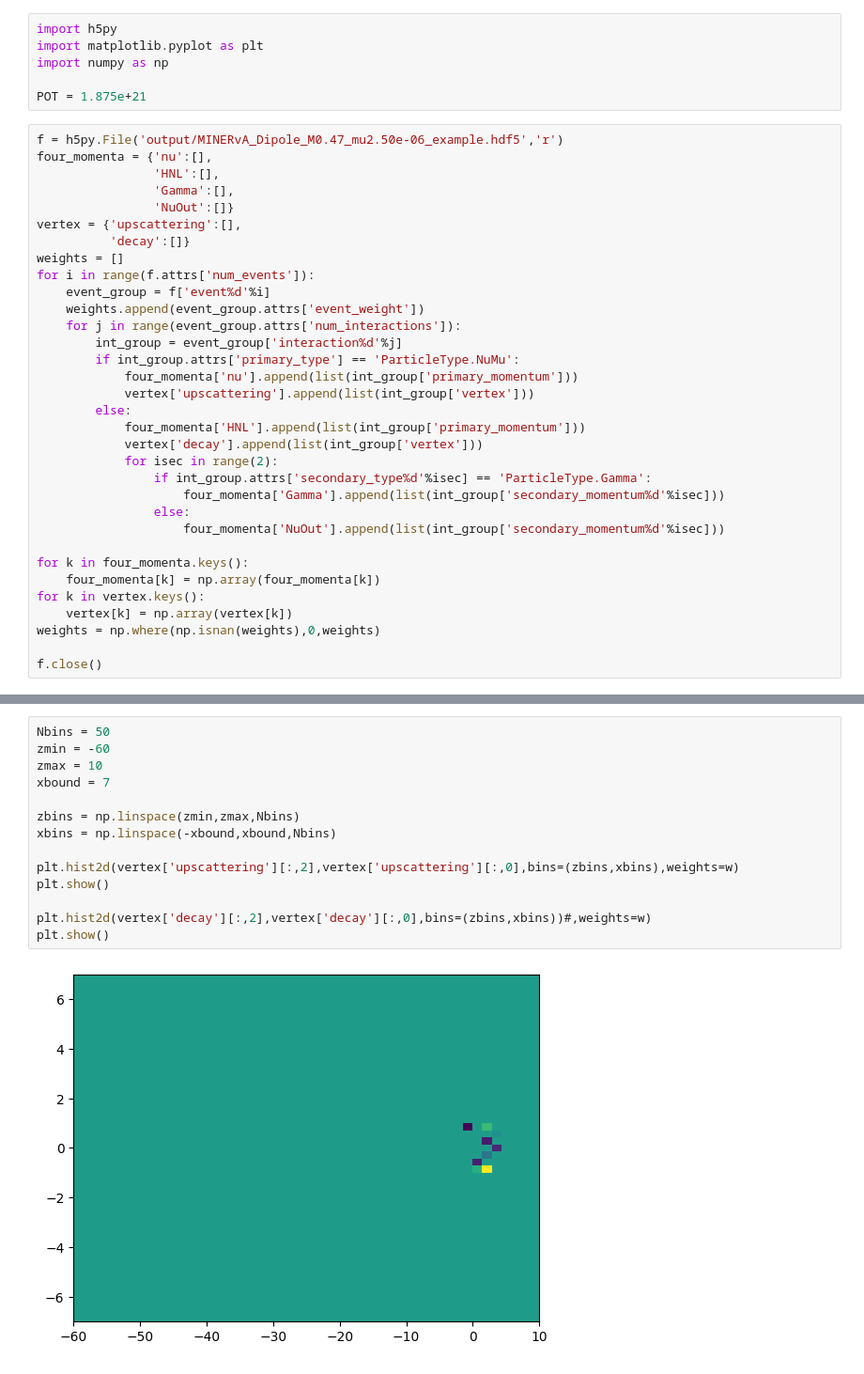
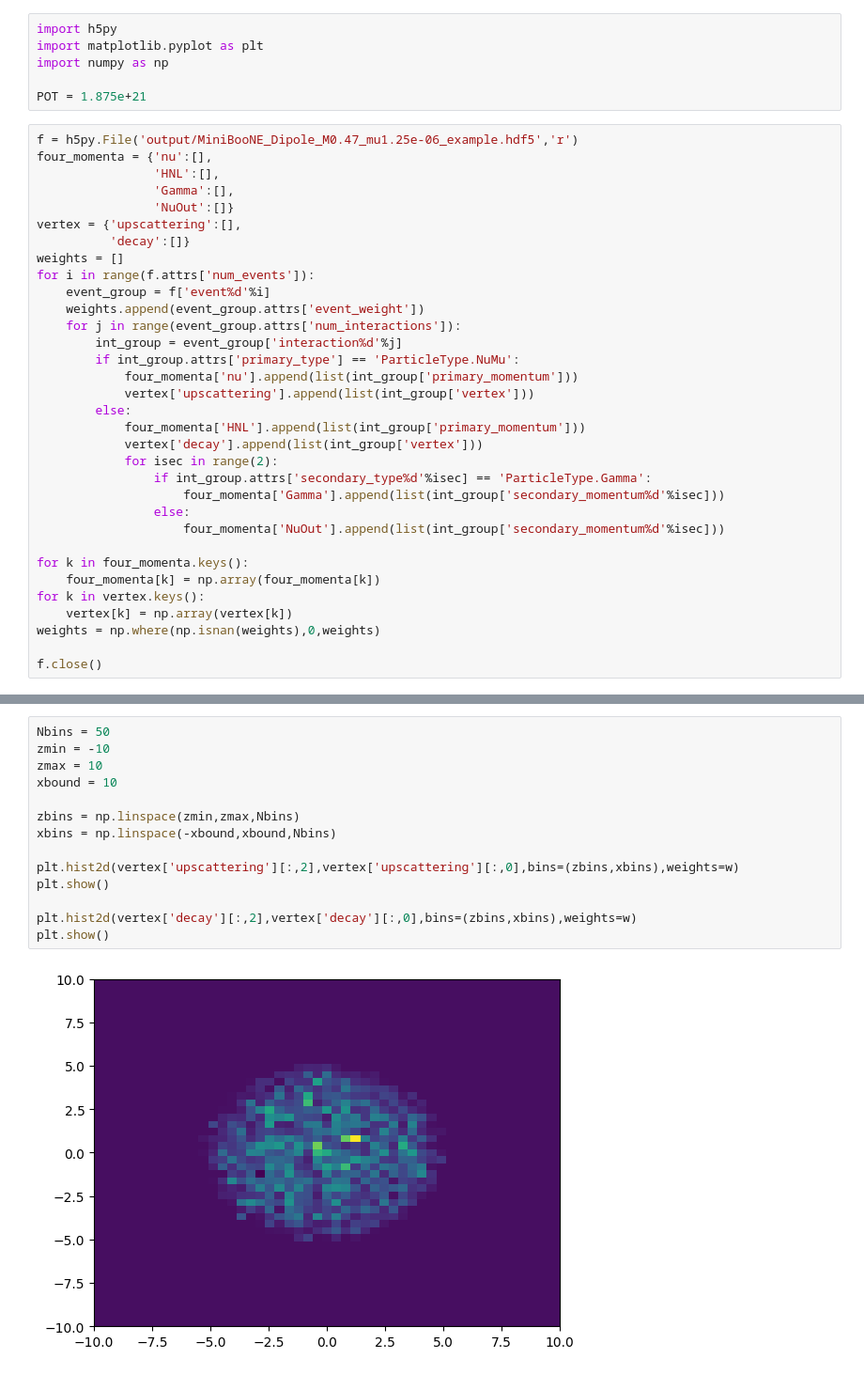
Before and after one commit to Harvard-Neutrino/SIREN, a Jupyter notebook: resources/Examples/Example2/VisualizeOutput.ipynb, the cells around one changed output, grey strips where cells are left out. Shown at 94% size. Cells and saved outputs as stored; diff of their text form.

```diff
--- a/resources/Examples/Example2/VisualizeOutput.ipynb
+++ b/resources/Examples/Example2/VisualizeOutput.ipynb
@@ -5,7 +5,7 @@ import numpy as np
 
 POT = 1.875e+21
 # %%
-f = h5py.File('output/MINERvA_Dipole_M0.47_mu2.50e-06_example.hdf5','r')
+f = h5py.File('output/MiniBooNE_Dipole_M0.47_mu1.25e-06_example.hdf5','r')
 four_momenta = {'nu':[],
                 'HNL':[],
                 'Gamma':[],
@@ -74,16 +72,16 @@ plt.show()
 # %%
 Nbins = 50
-zmin = -60
+zmin = -10
 zmax = 10
-xbound = 7
+xbound = 10
 
 zbins = np.linspace(zmin,zmax,Nbins)
 xbins = np.linspace(-xbound,xbound,Nbins)
 
 plt.hist2d(vertex['upscattering'][:,2],vertex['upscattering'][:,0],bins=(zbins,xbins),weights=w)
 plt.show()
 
-plt.hist2d(vertex['decay'][:,2],vertex['decay'][:,0],bins=(zbins,xbins))#,weights=w)
+plt.hist2d(vertex['decay'][:,2],vertex['decay'][:,0],bins=(zbins,xbins),weights=w)
 plt.show()
 # %% [output]
-[figure, old version]
+[figure, new version]
```
Also changed, not shown: parts of 2 cells of this notebook, 2 other files.
